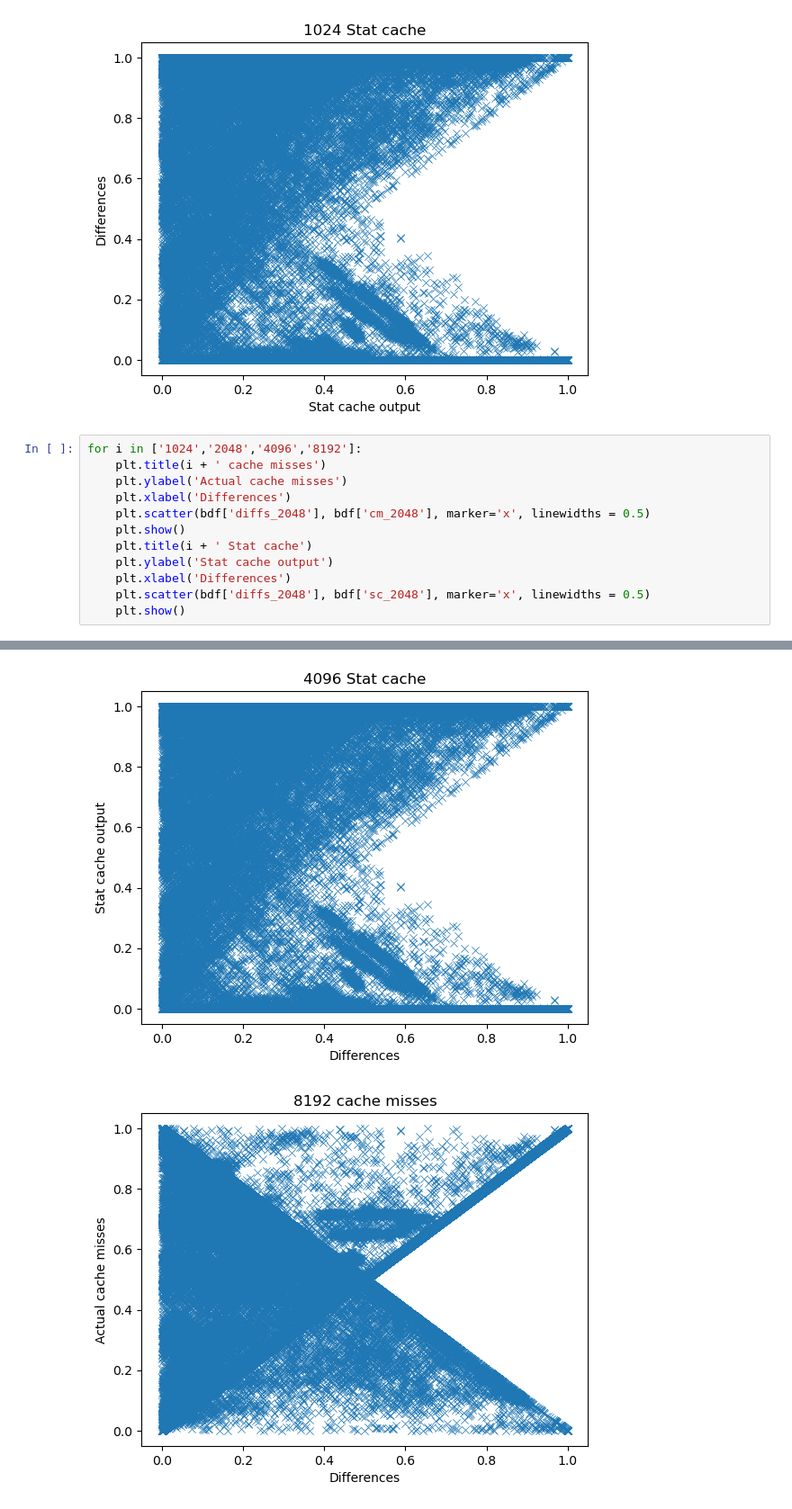
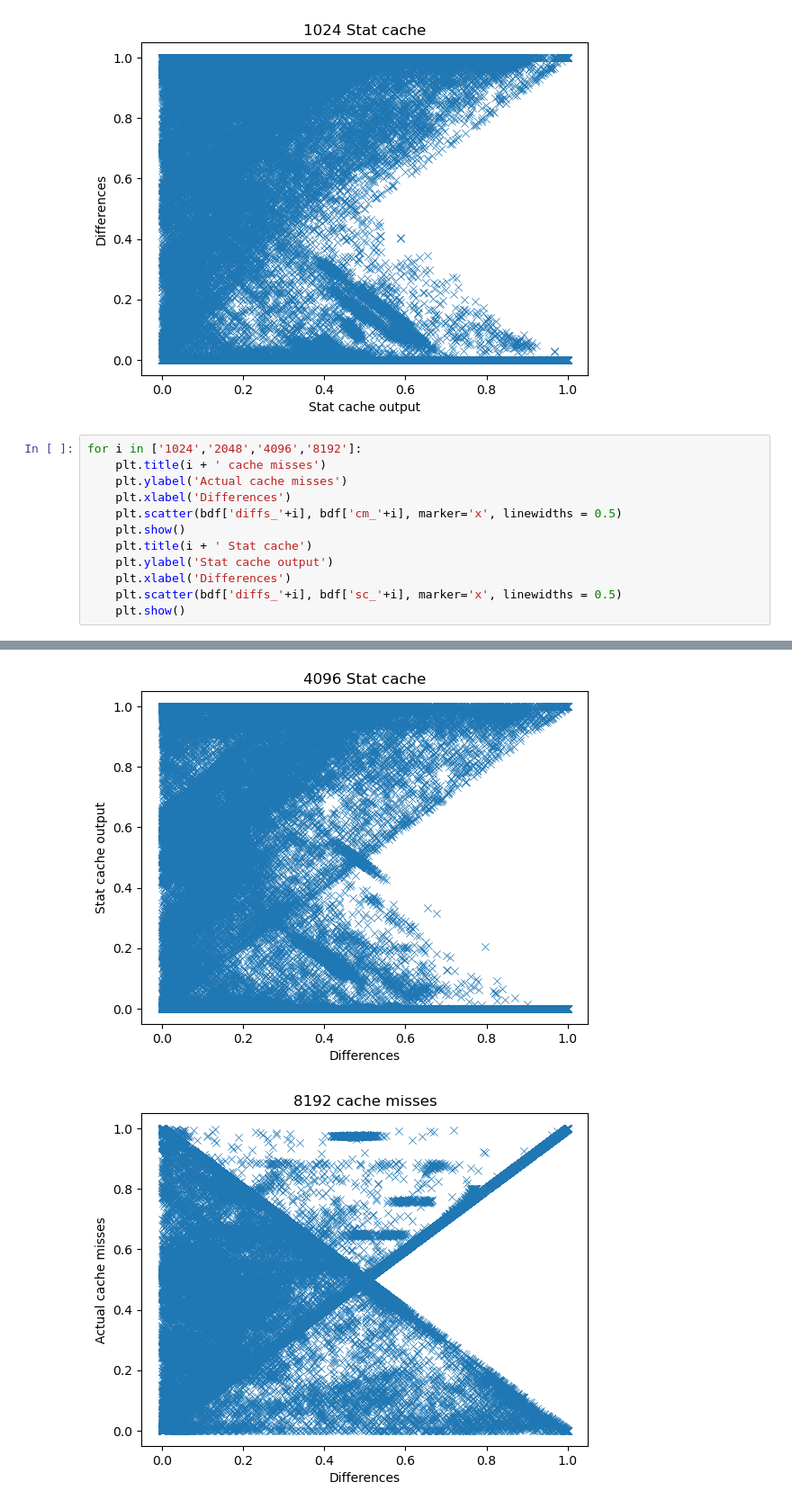
Before and after one commit to MarkRamosS/CacheEstimator, a Jupyter notebook: statCache.ipynb, the cells around one changed output, grey strips where cells are left out. Shown at 90% size. Drawn from its saved outputs; the diff is of its cells as text.

Commit message:
Statcache histograms.

```diff
--- a/statCache.ipynb
+++ b/statCache.ipynb
@@ -164,11 +164,11 @@ for i in ['1024','2048','4096','8192']:
     plt.title(i + ' cache misses')
     plt.ylabel('Actual cache misses')
     plt.xlabel('Differences')
-    plt.scatter(bdf['diffs_2048'], bdf['cm_2048'], marker='x', linewidths = 0.5)
+    plt.scatter(bdf['diffs_'+i], bdf['cm_'+i], marker='x', linewidths = 0.5)
     plt.show()
     plt.title(i + ' Stat cache')
     plt.ylabel('Stat cache output')
     plt.xlabel('Differences')
-    plt.scatter(bdf['diffs_2048'], bdf['sc_2048'], marker='x', linewidths = 0.5)
+    plt.scatter(bdf['diffs_'+i], bdf['sc_'+i], marker='x', linewidths = 0.5)
     plt.show()
 # %% [output]
@@ -180,2 +180,2 @@ for i in ['1024','2048','4096','8192']:
-[figure, old version]
+[figure, new version]
-[figure, old version]
+[figure, new version]
```
Also changed, not shown: parts of 4 cells of this notebook, 1 other file.
